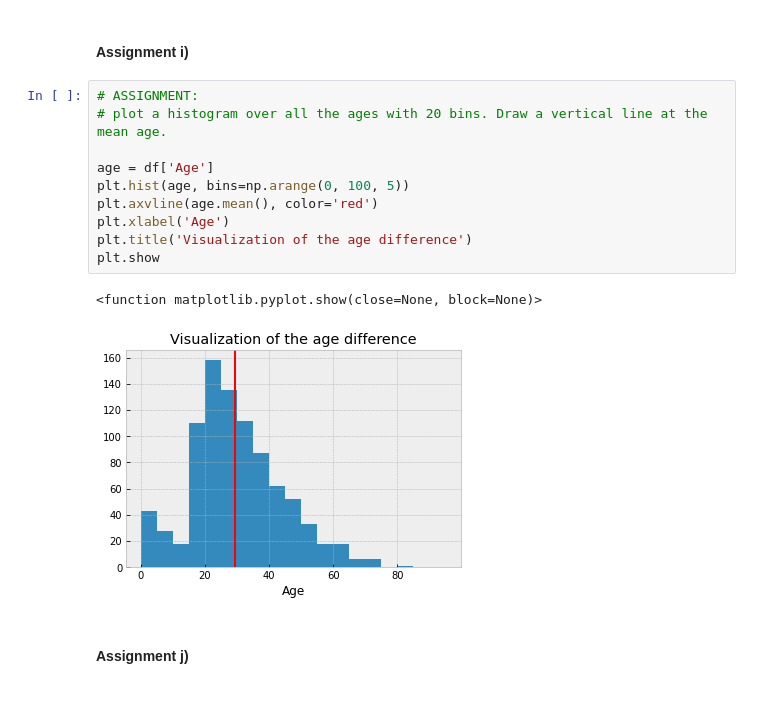
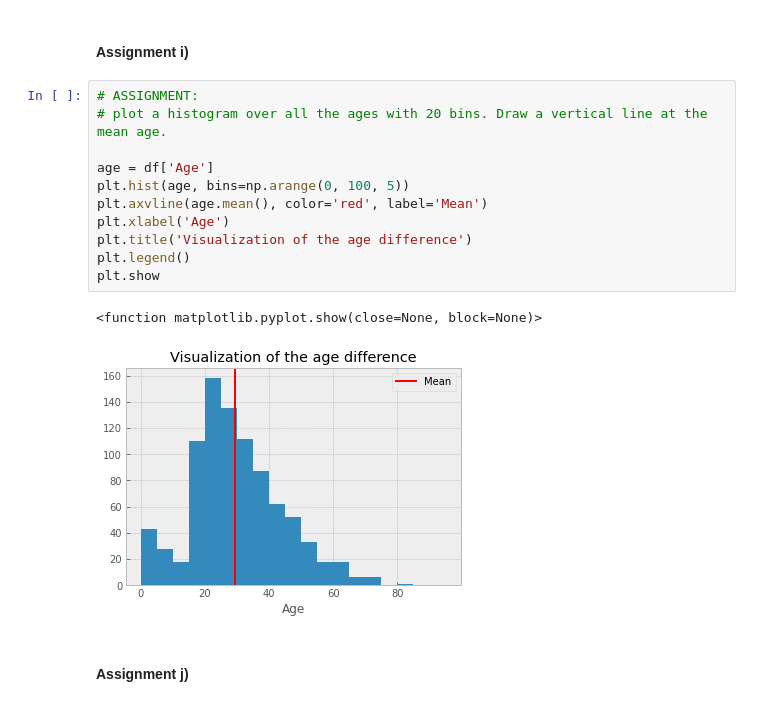
Before and after one commit to Ringo31/ml-1dl034-public-assignments, a Jupyter notebook: Assignments/Practical/PracticalNotebook2.ipynb, the cells around one changed output. Drawn from its saved outputs; the diff is of its cells as text.

```diff
--- a/Assignments/Practical/PracticalNotebook2.ipynb
+++ b/Assignments/Practical/PracticalNotebook2.ipynb
@@ -447,16 +447,17 @@ plt.show()
 # %%
 # ASSIGNMENT:
 # plot a histogram over all the ages with 20 bins. Draw a vertical line at the mean age.
 
 age = df['Age']
 plt.hist(age, bins=np.arange(0, 100, 5))
-plt.axvline(age.mean(), color='red')
+plt.axvline(age.mean(), color='red', label='Mean')
 plt.xlabel('Age')
 plt.title('Visualization of the age difference')
+plt.legend()
 plt.show
 # %% [output]
 <function matplotlib.pyplot.show(close=None, block=None)>
-[figure, old version]
+[figure, new version]
 # %% [markdown]
 #### Assignment j)
 # %% [markdown]
```
Also changed, not shown: parts of 12 cells of this notebook.
